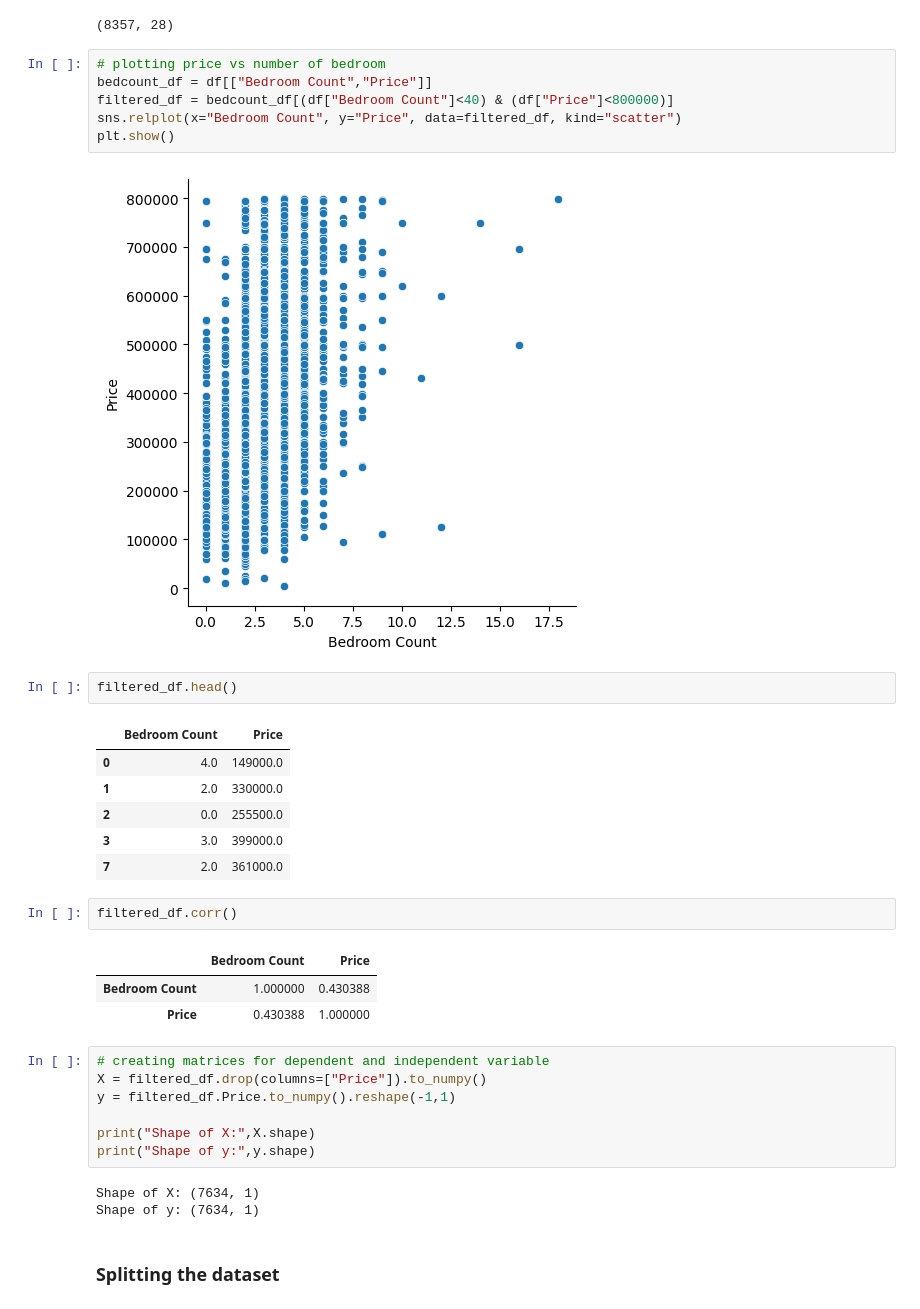
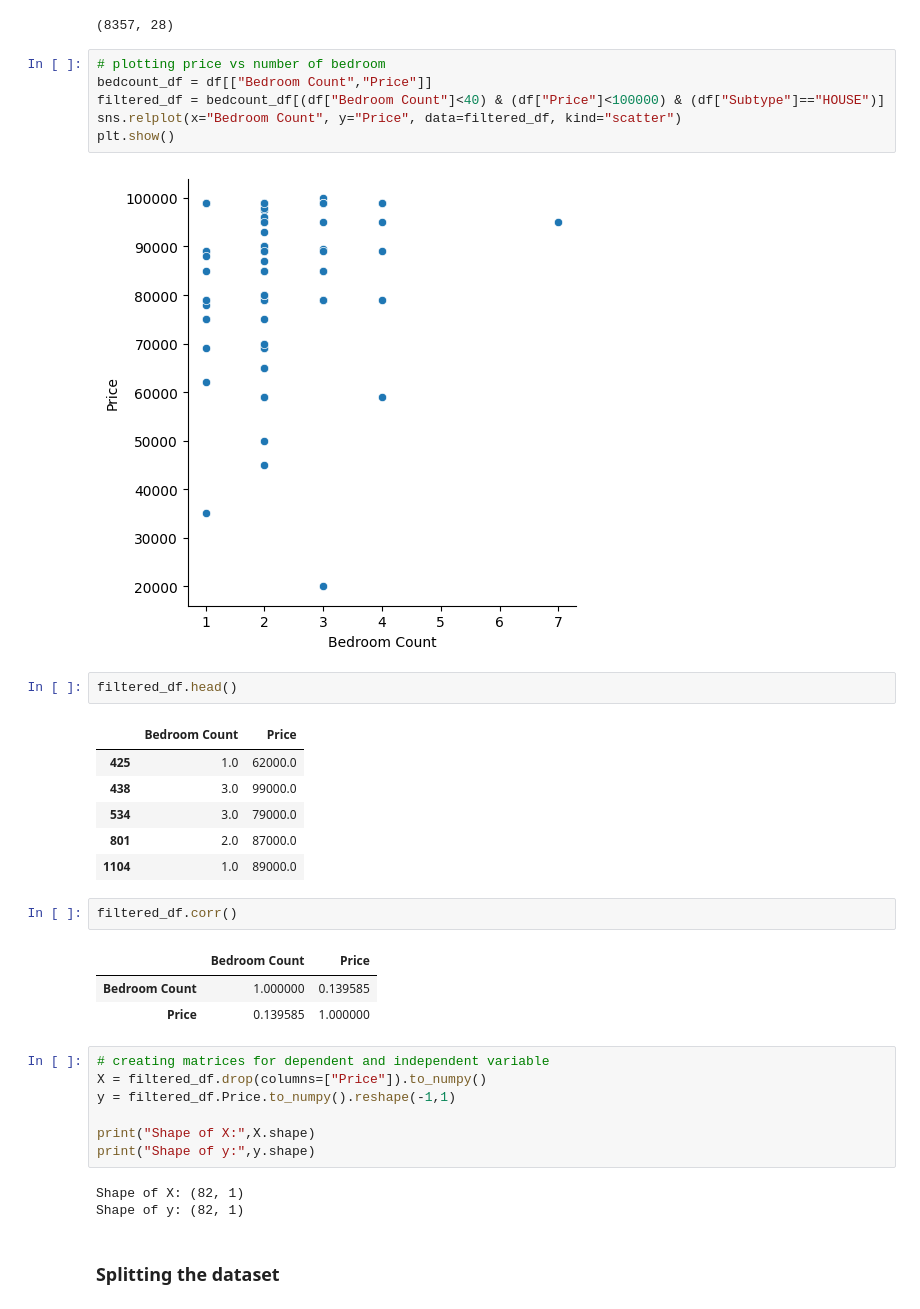
Before and after one commit to moni2code/Data-visualization-ImmoEliza, a Jupyter notebook: model building/test_notebook_reg.ipynb, the cells around one changed output. Saved outputs shown, nothing was run; the diff lists cells and outputs as text.

```diff
--- a/model building/test_notebook_reg.ipynb
+++ b/model building/test_notebook_reg.ipynb
@@ -68,26 +68,26 @@ df.shape
 # %%
 # plotting price vs number of bedroom
 bedcount_df = df[["Bedroom Count","Price"]]
-filtered_df = bedcount_df[(df["Bedroom Count"]<40) & (df["Price"]<800000)]
+filtered_df = bedcount_df[(df["Bedroom Count"]<40) & (df["Price"]<100000) & (df["Subtype"]=="HOUSE")]
 sns.relplot(x="Bedroom Count", y="Price", data=filtered_df, kind="scatter")
 plt.show()
 # %% [output]
-[figure, old version]
+[figure, new version]
 # %%
 filtered_df.head()
 # %% [output]
 |  | Bedroom Count | Price |
-| 0 | 4.0 | 149000.0 |
-| 1 | 2.0 | 330000.0 |
-| 2 | 0.0 | 255500.0 |
-| 3 | 3.0 | 399000.0 |
-| 7 | 2.0 | 361000.0 |
+| 425 | 1.0 | 62000.0 |
+| 438 | 3.0 | 99000.0 |
+| 534 | 3.0 | 79000.0 |
+| 801 | 2.0 | 87000.0 |
+| 1104 | 1.0 | 89000.0 |
 # %%
 filtered_df.corr()
 # %% [output]
 |  | Bedroom Count | Price |
-| Bedroom Count | 1.000000 | 0.430388 |
-| Price | 0.430388 | 1.000000 |
+| Bedroom Count | 1.000000 | 0.139585 |
+| Price | 0.139585 | 1.000000 |
 # %%
 # creating matrices for dependent and independent variable
 X = filtered_df.drop(columns=["Price"]).to_numpy()
@@ -96,8 +96,8 @@ y = filtered_df.Price.to_numpy().reshape(-1,1)
 print("Shape of X:",X.shape)
 print("Shape of y:",y.shape)
 # %% [output]
-Shape of X: (7634, 1)
-Shape of y: (7634, 1)
+Shape of X: (82, 1)
+Shape of y: (82, 1)
 # %% [markdown]
 ### Splitting the dataset
 # %%
```
Also changed, not shown: parts of 8 cells of this notebook.
